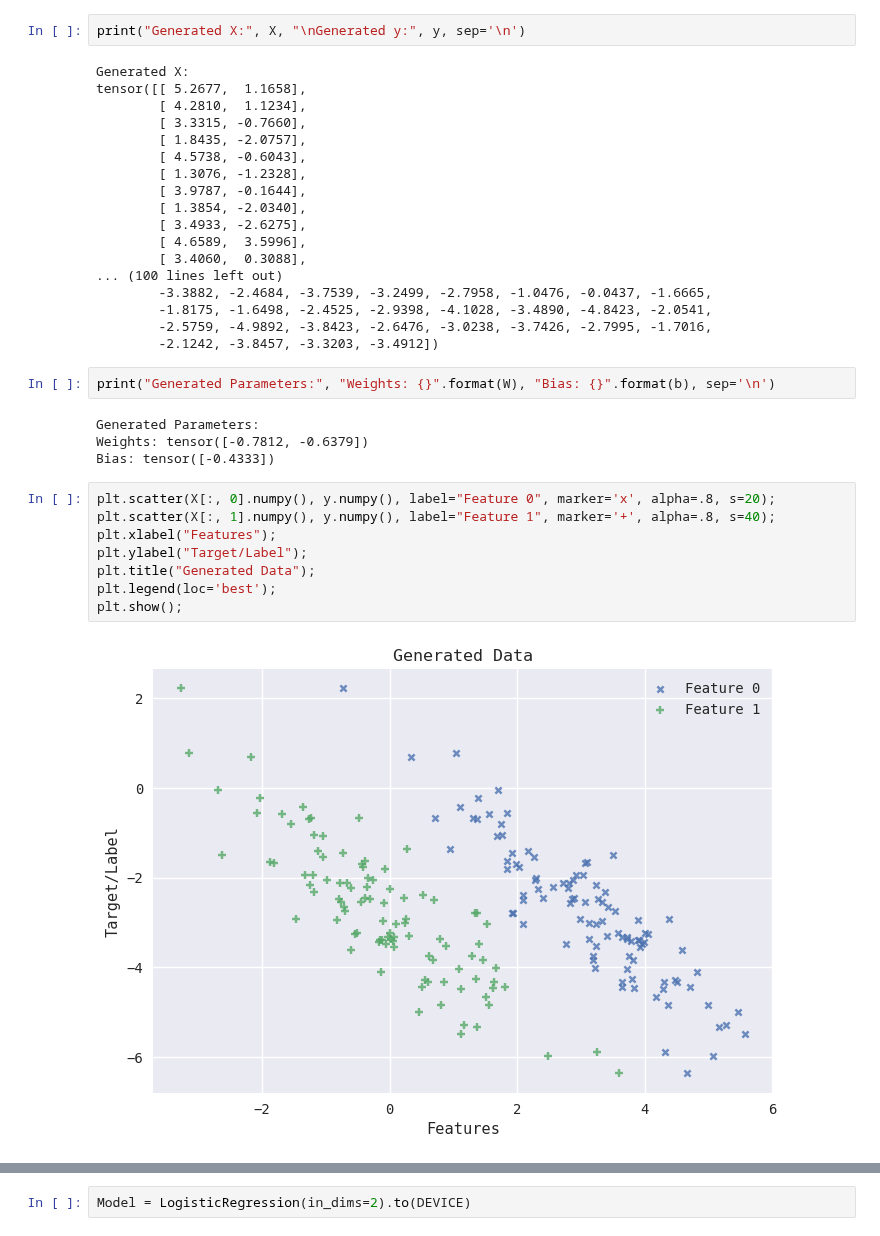
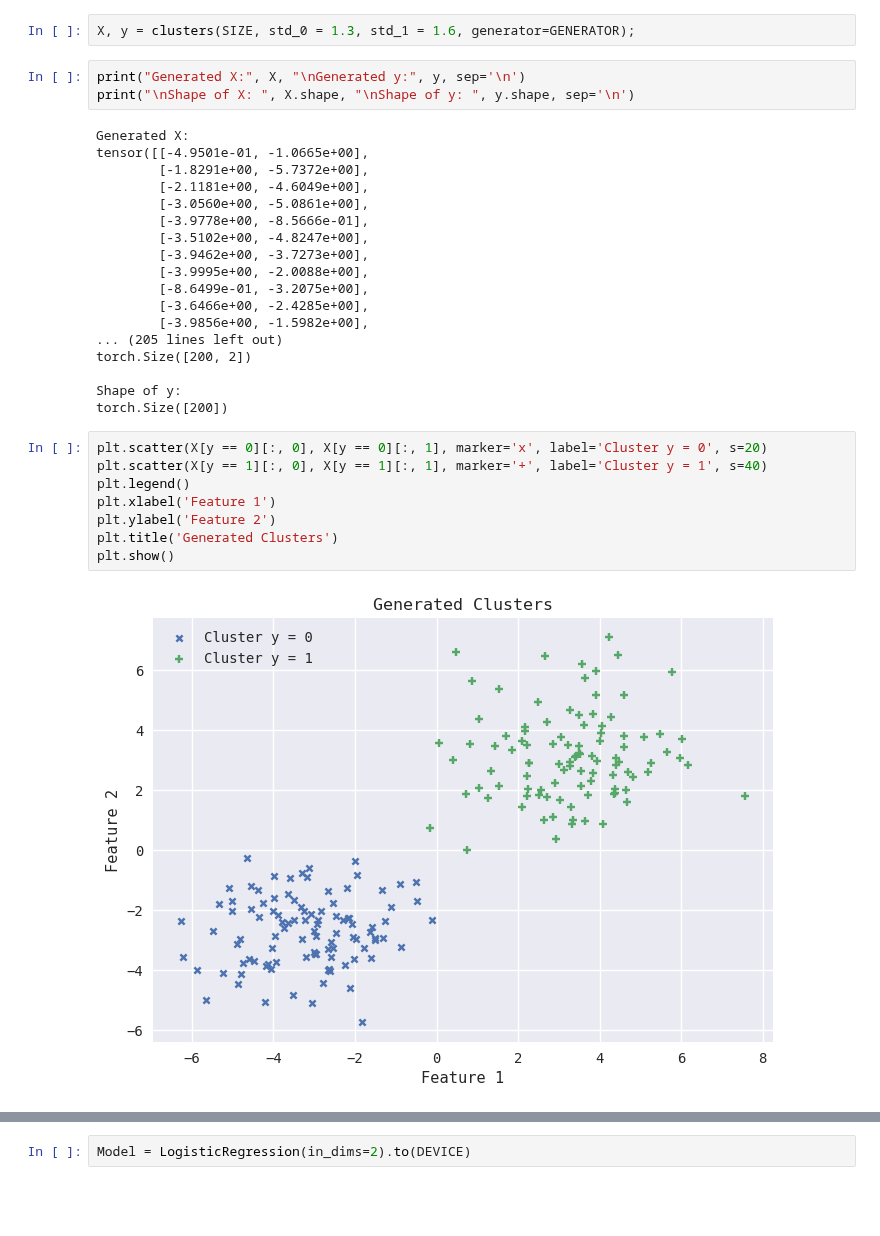
Before and after one commit to abhans/torchbygnd, a Jupyter notebook: test.ipynb, the cells around one changed output, grey strips where cells are left out. Saved outputs shown, nothing was run; the diff lists cells and outputs as text; blank space fills up the shorter version.

```diff
--- a/test.ipynb
+++ b/test.ipynb
@@ -49,36 +38,33 @@ y = X @ W + b
+# %%
+X, y = clusters(SIZE, std_0 = 1.3, std_1 = 1.6, generator=GENERATOR);
 # %%
 print("Generated X:", X, "\nGenerated y:", y, sep='\n')
+print("\nShape of X: ", X.shape, "\nShape of y: ", y.shape, sep='\n')
 # %% [output]
 Generated X:
-tensor([[ 5.2677,  1.1658],
-        [ 4.2810,  1.1234],
-        [ 3.3315, -0.7660],
-        [ 1.8435, -2.0757],
-        [ 4.5738, -0.6043],
-        [ 1.3076, -1.2328],
-        [ 3.9787, -0.1644],
-        [ 1.3854, -2.0340],
-        [ 3.4933, -2.6275],
-        [ 4.6589,  3.5996],
-        [ 3.4060,  0.3088],
-... (100 lines left out)
-        -3.3882, -2.4684, -3.7539, -3.2499, -2.7958, -1.0476, -0.0437, -1.6665,
-        -1.8175, -1.6498, -2.4525, -2.9398, -4.1028, -3.4890, -4.8423, -2.0541,
-        -2.5759, -4.9892, -3.8423, -2.6476, -3.0238, -3.7426, -2.7995, -1.7016,
-        -2.1242, -3.8457, -3.3203, -3.4912])
+tensor([[-4.9501e-01, -1.0665e+00],
+        [-1.8291e+00, -5.7372e+00],
+        [-2.1181e+00, -4.6049e+00],
+        [-3.0560e+00, -5.0861e+00],
+        [-3.9778e+00, -8.5666e-01],
+        [-3.5102e+00, -4.8247e+00],
+        [-3.9462e+00, -3.7273e+00],
+        [-3.9995e+00, -2.0088e+00],
+        [-8.6499e-01, -3.2075e+00],
+        [-3.6466e+00, -2.4285e+00],
+        [-3.9856e+00, -1.5982e+00],
+... (205 lines left out)
+torch.Size([200, 2])
+
+Shape of y:
+torch.Size([200])
-# %%
-print("Generated Parameters:", "Weights: {}".format(W), "Bias: {}".format(b), sep='\n')
-# %% [output]
-Generated Parameters:
-Weights: tensor([-0.7812, -0.6379])
-Bias: tensor([-0.4333])
 # %%
-plt.scatter(X[:, 0].numpy(), y.numpy(), label="Feature 0", marker='x', alpha=.8, s=20);
-plt.scatter(X[:, 1].numpy(), y.numpy(), label="Feature 1", marker='+', alpha=.8, s=40);
-plt.xlabel("Features");
-plt.ylabel("Target/Label");
-plt.title("Generated Data");
-plt.legend(loc='best');
-plt.show();
+plt.scatter(X[y == 0][:, 0], X[y == 0][:, 1], marker='x', label='Cluster y = 0', s=20)
+plt.scatter(X[y == 1][:, 0], X[y == 1][:, 1], marker='+', label='Cluster y = 1', s=40)
+plt.legend()
+plt.xlabel('Feature 1')
+plt.ylabel('Feature 2')
+plt.title('Generated Clusters')
+plt.show()
 # %% [output]
-[figure, old version]
+[figure, new version]
```
Also changed, not shown: parts of 16 cells of this notebook, 1 other file.
